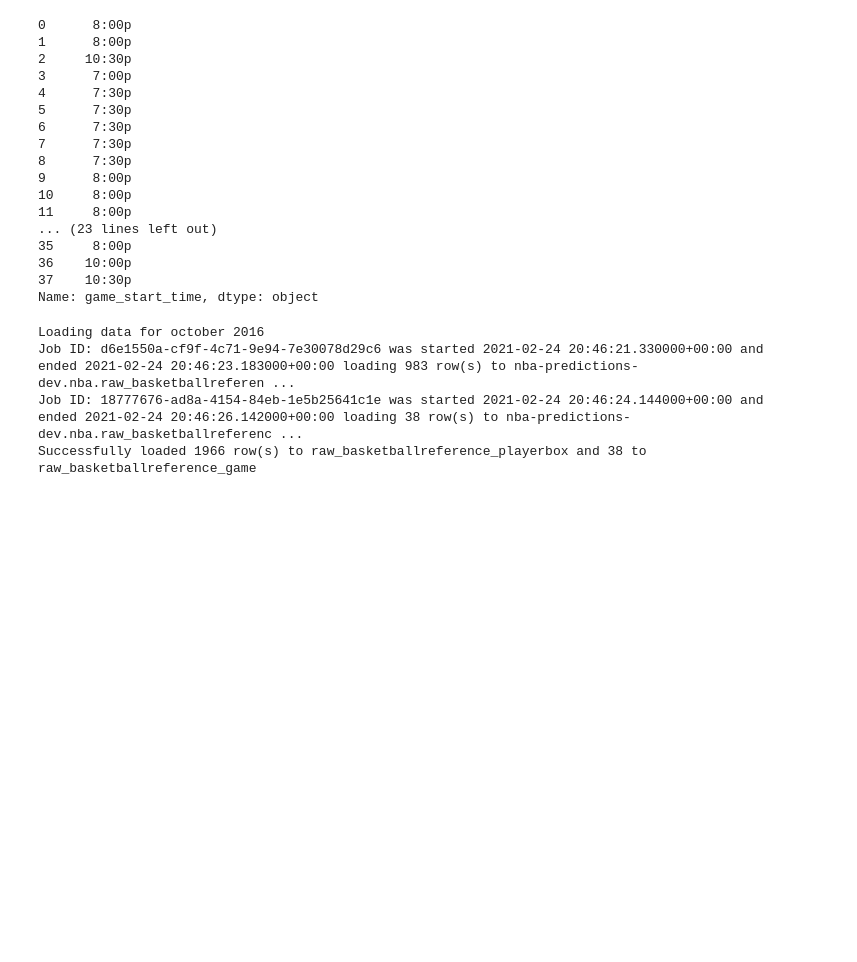
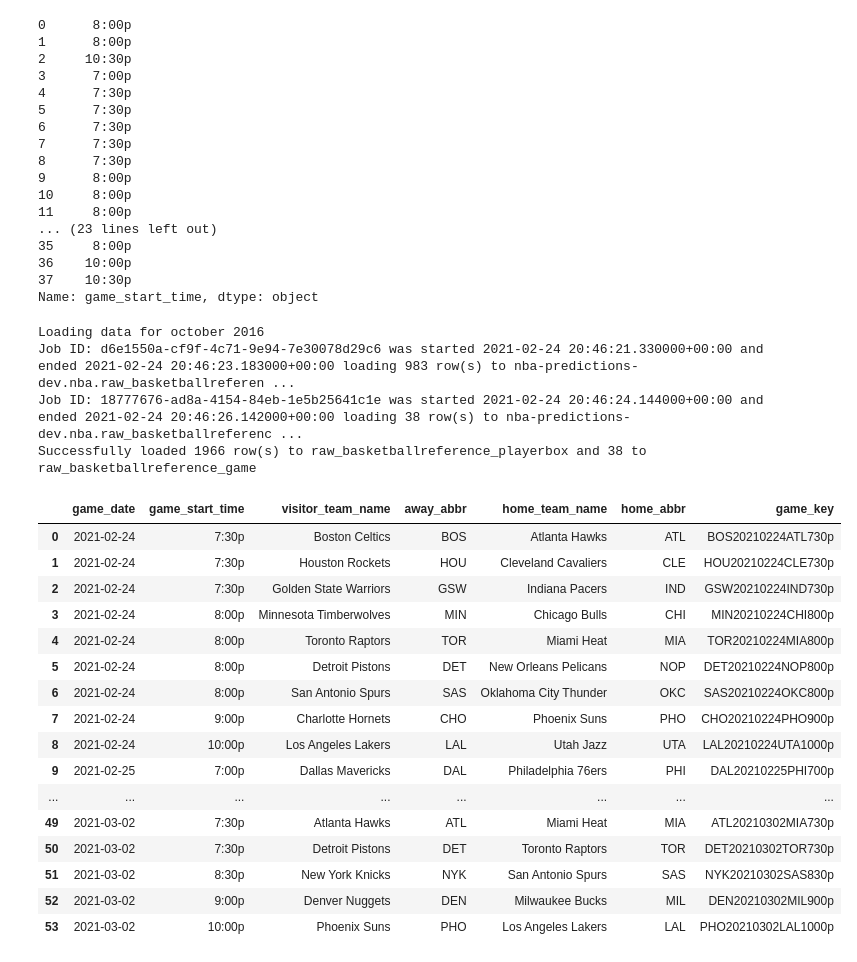
Before and after one commit to cwilbar04/gcp-end-to-end-nba-predictions, a Jupyter notebook: notebooks/Testing Sandbox.ipynb, the cells around one changed output. Cells and saved outputs as stored; diff of their text form; code cells hidden in the pictures; blank space fills up the shorter version.

```diff
--- a/notebooks/Testing Sandbox.ipynb
+++ b/notebooks/Testing Sandbox.ipynb
@@ -219,11 +235,13 @@ player_game_rows_loaded = 0
 game_rows_loaded = 0
 
 
-
 schedule = []
-v = yearmonths[0]
+v = yearmonths[12]
 year = str(v['year'])
 month = v['monthname']
-url = 'https://www.basketball-reference.com/leagues/NBA_' + year + '_games-' + month + '.html'
+if month == 'october' and (year == '2020' or year == '2021'):
+    url = f'https://www.basketball-reference.com/leagues/NBA_{year}_games-{month}-{v["year"] - 1}.html'
+else:
+    url = f'https://www.basketball-reference.com/leagues/NBA_{year}_games-{month}.html'
 print(url)
 # %% [output]
@@ -558,0 +604,20 @@ Successfully loaded 1966 row(s) to raw_basketballreference_playerbox and 38 to r
+# %%
+startDate = (datetime.now()).date()
+endDate = (startdate + timedelta(days=6)).date()
+delta = endDate - startDate       # as timedelta
+# %%
+##########################################################################
+# Get Distinct Months for schedule to scrape
+##########################################################################
+
+yearmonths = []
+for i in range(delta.days + 1):
+    r = {}
+    day = startDate + timedelta(days=i)
+    r['monthname'] = day.strftime('%B').lower()
+    if day.month > 9:
+        r['year'] = day.year + 1
+    else:
+        r['year'] = day.year
+    if r not in yearmonths:
+        yearmonths.append(r)
@@ -558,0 +675,22 @@ Successfully loaded 1966 row(s) to raw_basketballreference_playerbox and 38 to r
+# %%
+game_date = pd.DataFrame(schedule)
+# %%
+game_date
+# %% [output]
+|  | game_date | game_start_time | visitor_team_name | away_abbr | home_team_name | home_abbr | game_key |
+| 0 | 2021-02-24 | 7:30p | Boston Celtics | BOS | Atlanta Hawks | ATL | BOS20210224ATL730p |
+| 1 | 2021-02-24 | 7:30p | Houston Rockets | HOU | Cleveland Cavaliers | CLE | HOU20210224CLE730p |
+| 2 | 2021-02-24 | 7:30p | Golden State Warriors | GSW | Indiana Pacers | IND | GSW20210224IND730p |
+| 3 | 2021-02-24 | 8:00p | Minnesota Timberwolves | MIN | Chicago Bulls | CHI | MIN20210224CHI800p |
+| 4 | 2021-02-24 | 8:00p | Toronto Raptors | TOR | Miami Heat | MIA | TOR20210224MIA800p |
+| 5 | 2021-02-24 | 8:00p | Detroit Pistons | DET | New Orleans Pelicans | NOP | DET20210224NOP800p |
+| 6 | 2021-02-24 | 8:00p | San Antonio Spurs | SAS | Oklahoma City Thunder | OKC | SAS20210224OKC800p |
+| 7 | 2021-02-24 | 9:00p | Charlotte Hornets | CHO | Phoenix Suns | PHO | CHO20210224PHO900p |
+| 8 | 2021-02-24 | 10:00p | Los Angeles Lakers | LAL | Utah Jazz | UTA | LAL20210224UTA1000p |
+| 9 | 2021-02-25 | 7:00p | Dallas Mavericks | DAL | Philadelphia 76ers | PHI | DAL20210225PHI700p |
+| ... | ... | ... | ... | ... | ... | ... | ... |
+| 49 | 2021-03-02 | 7:30p | Atlanta Hawks | ATL | Miami Heat | MIA | ATL20210302MIA730p |
+| 50 | 2021-03-02 | 7:30p | Detroit Pistons | DET | Toronto Raptors | TOR | DET20210302TOR730p |
+| 51 | 2021-03-02 | 8:30p | New York Knicks | NYK | San Antonio Spurs | SAS | NYK20210302SAS830p |
+| 52 | 2021-03-02 | 9:00p | Denver Nuggets | DEN | Milwaukee Bucks | MIL | DEN20210302MIL900p |
+| 53 | 2021-03-02 | 10:00p | Phoenix Suns | PHO | Los Angeles Lakers | LAL | PHO20210302LAL1000p |
```
Also changed, not shown: parts of 8 cells of this notebook, 2 other files.
